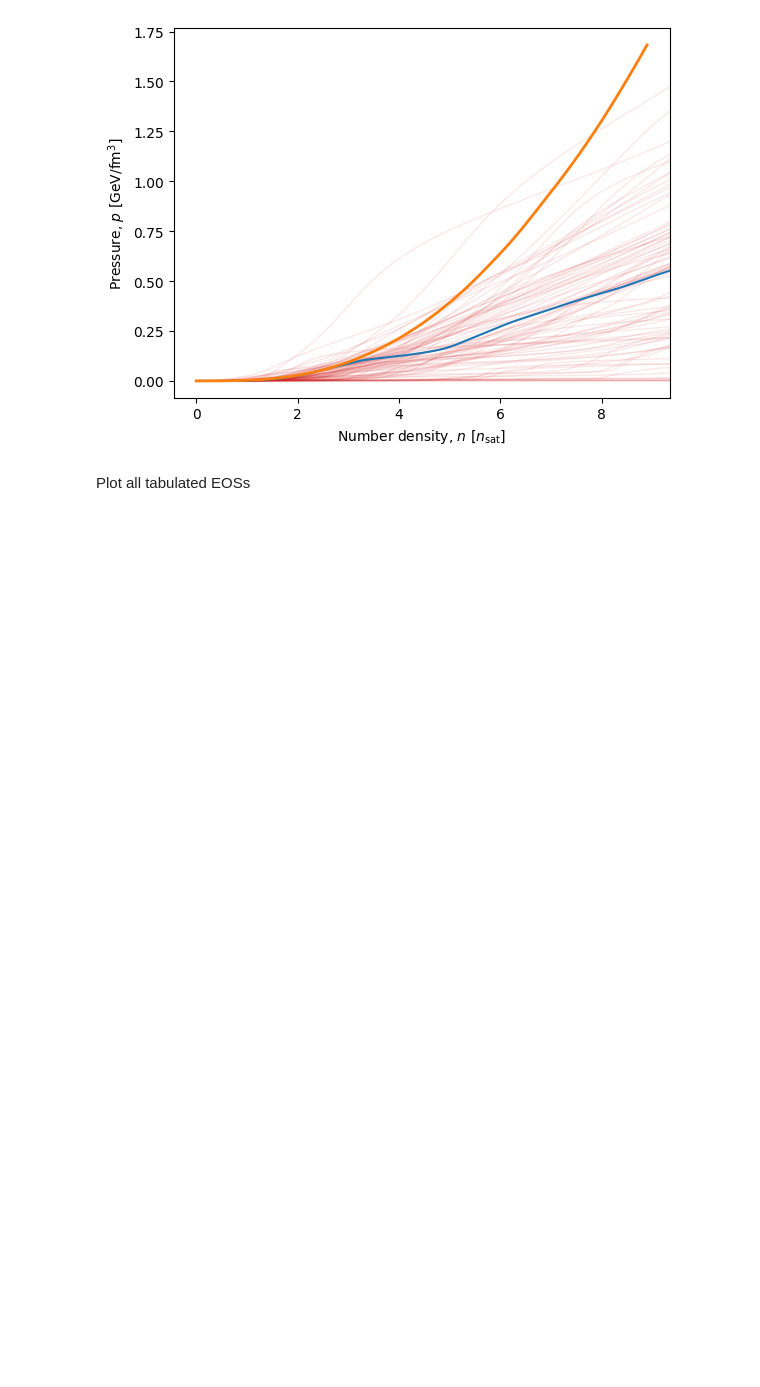
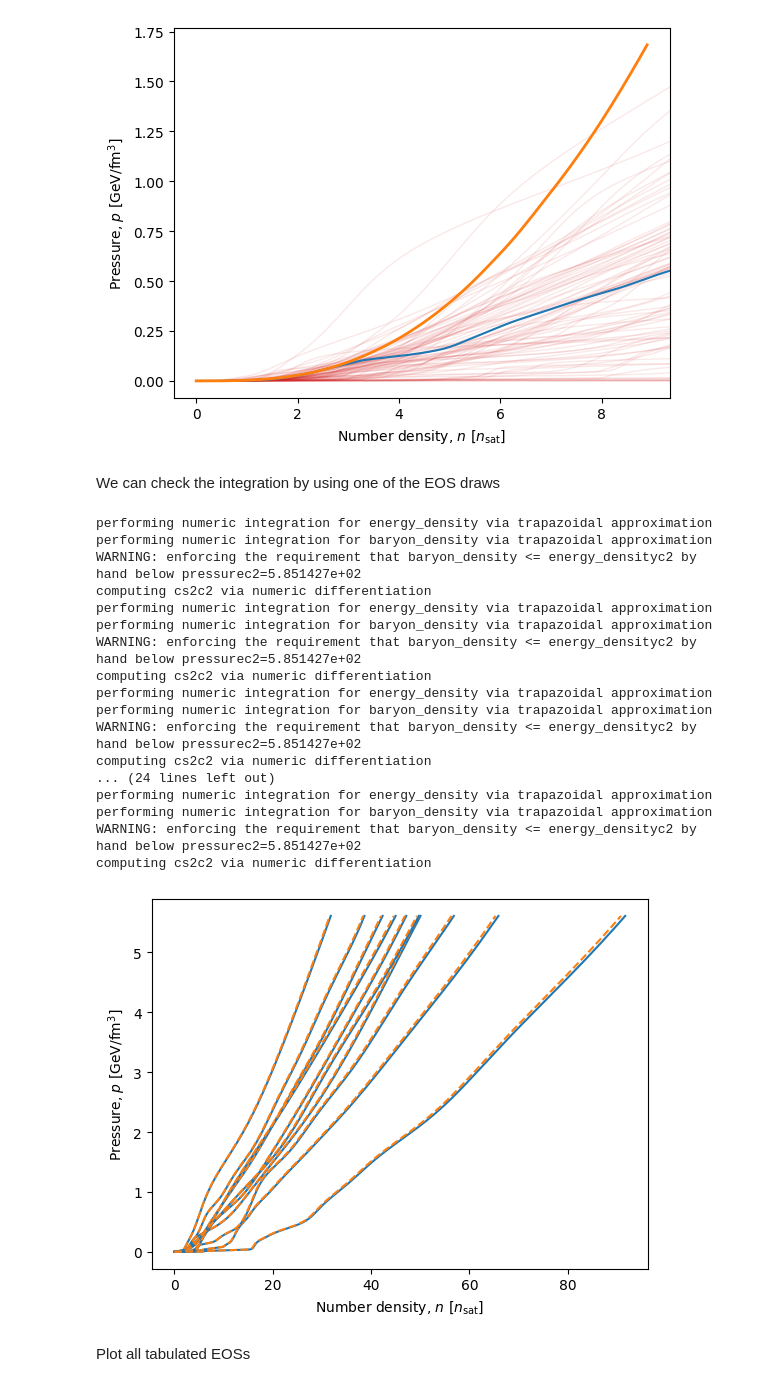
Before and after one commit to eliotfinch/pqcd, a Jupyter notebook: notebooks/inspect_gp_hdf5s.ipynb, the cells around one changed output. Drawn from its saved outputs; the diff is of its cells as text; code cells hidden in the pictures; blank space fills up the shorter version.

Commit message:
Add hyperparameter corner and integration test

```diff
--- a/notebooks/inspect_gp_hdf5s.ipynb
+++ b/notebooks/inspect_gp_hdf5s.ipynb
@@ -119,6 +120,72 @@ ax.set_xlabel(r'Number density, $n$ [$n_{\rm sat}$]')
 _ = ax.set_ylabel(r'Pressure, $p$ [GeV/fm$^3$]')
 # %% [output]
 [figure]
+# %% [markdown]
+We can check the integration by using one of the EOS draws
+# %%
+set = 6
+
+repeats = 10
+rng = np.random.default_rng()
+
+fig, ax = plt.subplots()
+
+for _ in range(repeats):
+
+    i = rng.integers(0, 2, endpoint=True)
+    variety = ['had', 'hyp', 'qrk'][i]
+
+    n = rng.integers(0, 2000, endpoint=True)
+
+    eos = pd.read_csv(f'../data/eos-draws-modified/{set:02}/{variety}agn/DRAWmod1000-{int(n/1000):06}/eos-draw-{n:06}.csv')
+    gp = pd.read_csv(f'../data/eos-draws-modified/{set:02}/{variety}agn/DRAWmod1000-{int(n/1000):06}/draw-gpr_{variety}agn-{n:06}.csv', comment='#')
+
+    eos_integrated, cols = integrate_phi(
+        np.exp(gp['log(pressurec2)']).values,
+        gp['phi'].values,
+        reference_pressurec2=3e11,
+        sigma_logpressurec2=0,
+        stitch_below_reference_pressure=True,
+        include_baryon_density=True,
+        include_cs2c2=True,
+        include_baryon_chemical_potential=False,
+        verbose=True
+    )
+
+    ax.plot(
+        to_nucleons_per_cubic_femtometre(eos.baryon_density)/nsat,
+        to_GeV_per_cubic_femtometre(eos.pressurec2),
+        c='C0',
+        )
+
+    ax.plot(
+        to_nucleons_per_cubic_femtometre(eos_integrated[:, cols.index('baryon_density')])/nsat,
+        to_GeV_per_cubic_femtometre(eos_integrated[:, cols.index('pressurec2')]),
+        c='C1',
+        ls='--',
+        )
+
+ax.set_xlabel(r'Number density, $n$ [$n_{\rm sat}$]')
+_ = ax.set_ylabel(r'Pressure, $p$ [GeV/fm$^3$]')
+# %% [output]
+performing numeric integration for energy_density via trapazoidal approximation
+performing numeric integration for baryon_density via trapazoidal approximation
+WARNING: enforcing the requirement that baryon_density <= energy_densityc2 by hand below pressurec2=5.851427e+02
+computing cs2c2 via numeric differentiation
+performing numeric integration for energy_density via trapazoidal approximation
+performing numeric integration for baryon_density via trapazoidal approximation
+WARNING: enforcing the requirement that baryon_density <= energy_densityc2 by hand below pressurec2=5.851427e+02
+computing cs2c2 via numeric differentiation
+performing numeric integration for energy_density via trapazoidal approximation
+performing numeric integration for baryon_density via trapazoidal approximation
+WARNING: enforcing the requirement that baryon_density <= energy_densityc2 by hand below pressurec2=5.851427e+02
+computing cs2c2 via numeric differentiation
+... (24 lines left out)
+performing numeric integration for energy_density via trapazoidal approximation
+performing numeric integration for baryon_density via trapazoidal approximation
+WARNING: enforcing the requirement that baryon_density <= energy_densityc2 by hand below pressurec2=5.851427e+02
+computing cs2c2 via numeric differentiation
+[figure, added]
 # %% [markdown]
 Plot all tabulated EOSs
 # %%
```
Also changed, not shown: parts of 4 cells of this notebook.
